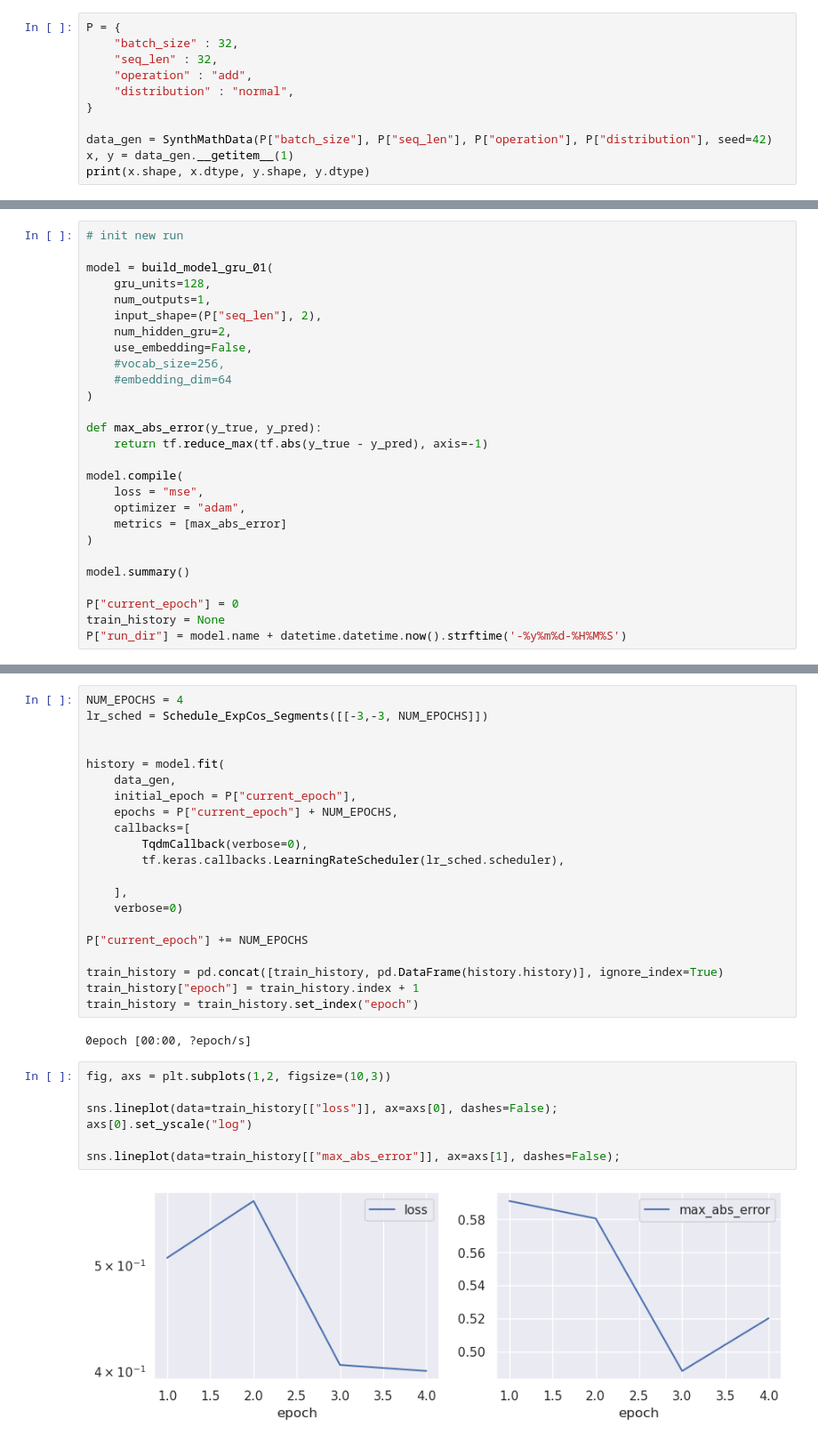
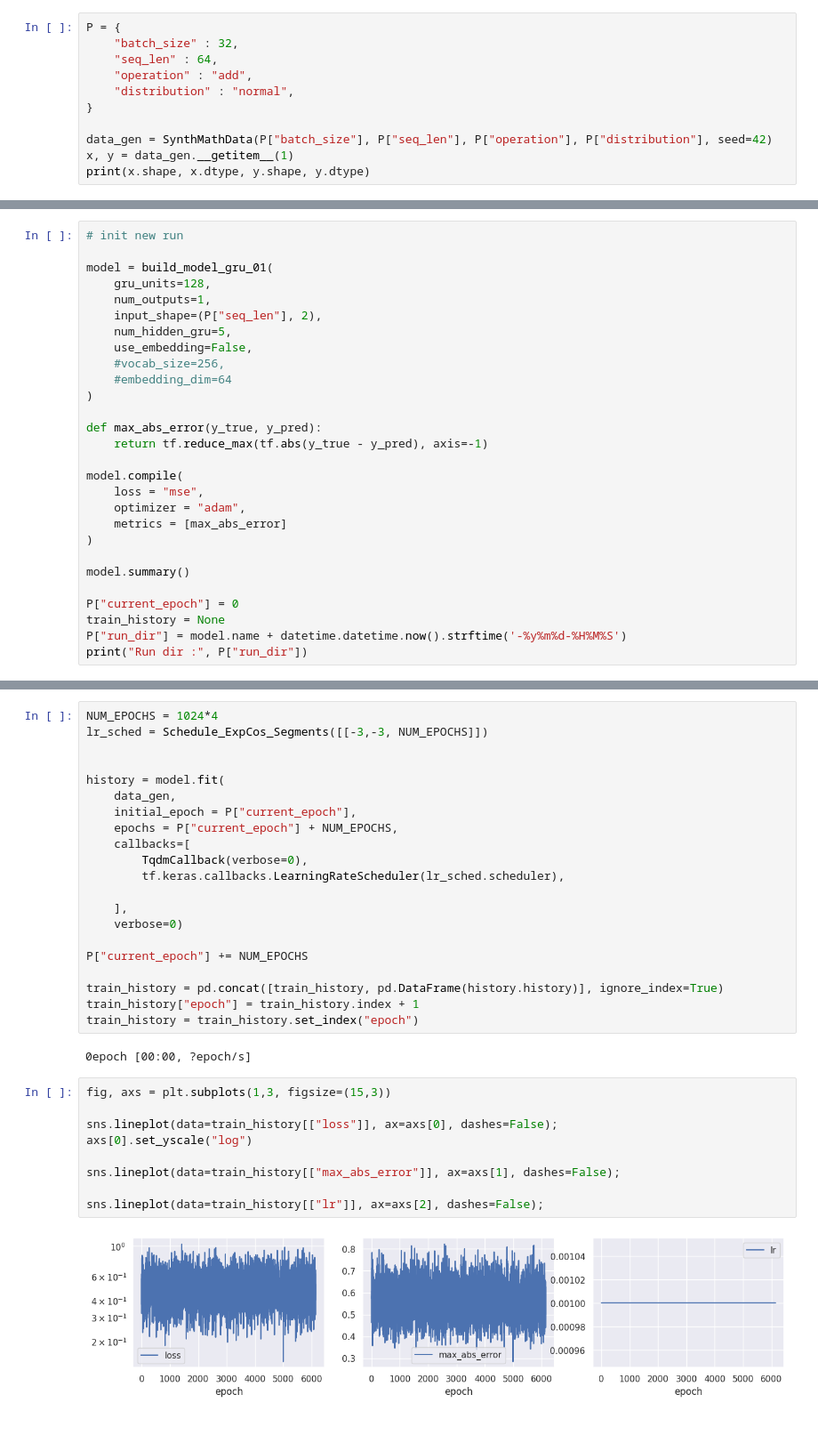
Before and after one commit to FriedChips/dl_basics, a Jupyter notebook: experiments/sequences_add_mult.ipynb, the cells around one changed output, grey strips where cells are left out. Shown at 89% size. Cells and saved outputs as stored; diff of their text form.

```diff
--- a/experiments/sequences_add_mult.ipynb
+++ b/experiments/sequences_add_mult.ipynb
@@ -38,7 +42,7 @@ from models.rnn import build_model_gru_01
 # %%
 P = {
     "batch_size" : 32,
-    "seq_len" : 32,
+    "seq_len" : 64,
     "operation" : "add",
     "distribution" : "normal",
 }
@@ -95,7 +99,7 @@ model = build_model_gru_01(
     gru_units=128,
     num_outputs=1,
     input_shape=(P["seq_len"], 2),
-    num_hidden_gru=2,
+    num_hidden_gru=5,
     use_embedding=False,
     #vocab_size=256,
     #embedding_dim=64
@@ -115,6 +119,7 @@ model.summary()
 P["current_epoch"] = 0
 train_history = None
 P["run_dir"] = model.name + datetime.datetime.now().strftime('-%y%m%d-%H%M%S')
+print("Run dir :", P["run_dir"])
 # %% [output]
 Model: "gru_01"
 _________________________________________________________________
@@ -148,7 +151,7 @@ def save_run_state():
 # %%
 save_run_state()
 # %%
-NUM_EPOCHS = 4
+NUM_EPOCHS = 1024*4
 lr_sched = Schedule_ExpCos_Segments([[-3,-3, NUM_EPOCHS]])
 
 
@@ -171,11 +174,13 @@ train_history = train_history.set_index("epoch")
 # %% [output]
 0epoch [00:00, ?epoch/s]
 # %%
-fig, axs = plt.subplots(1,2, figsize=(10,3))
+fig, axs = plt.subplots(1,3, figsize=(15,3))
 
 sns.lineplot(data=train_history[["loss"]], ax=axs[0], dashes=False);
 axs[0].set_yscale("log")
 
 sns.lineplot(data=train_history[["max_abs_error"]], ax=axs[1], dashes=False);
+
+sns.lineplot(data=train_history[["lr"]], ax=axs[2], dashes=False);
 # %% [output]
-[figure, old version]
+[figure, new version]
```
Also changed, not shown: parts of 4 cells of this notebook.
